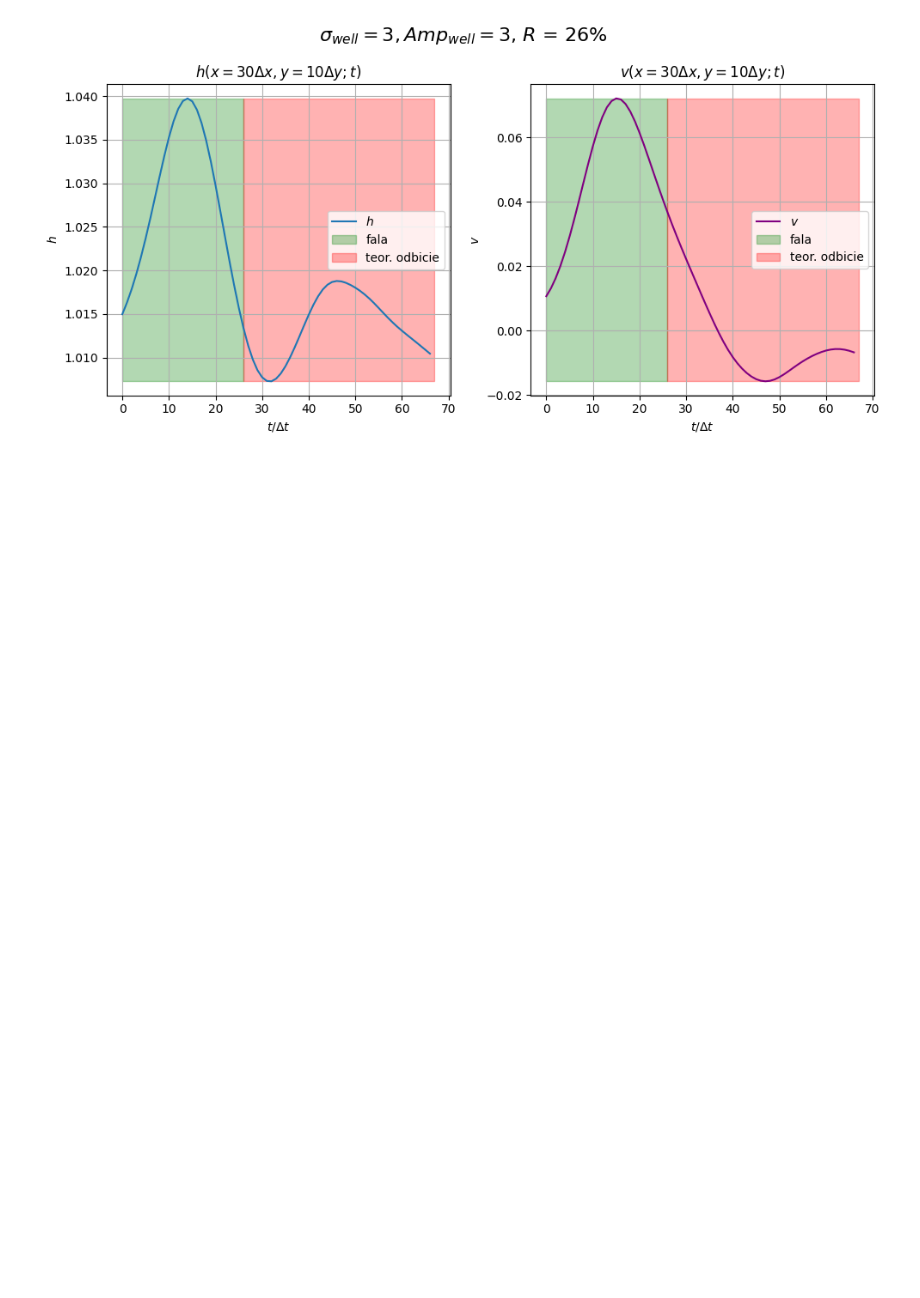
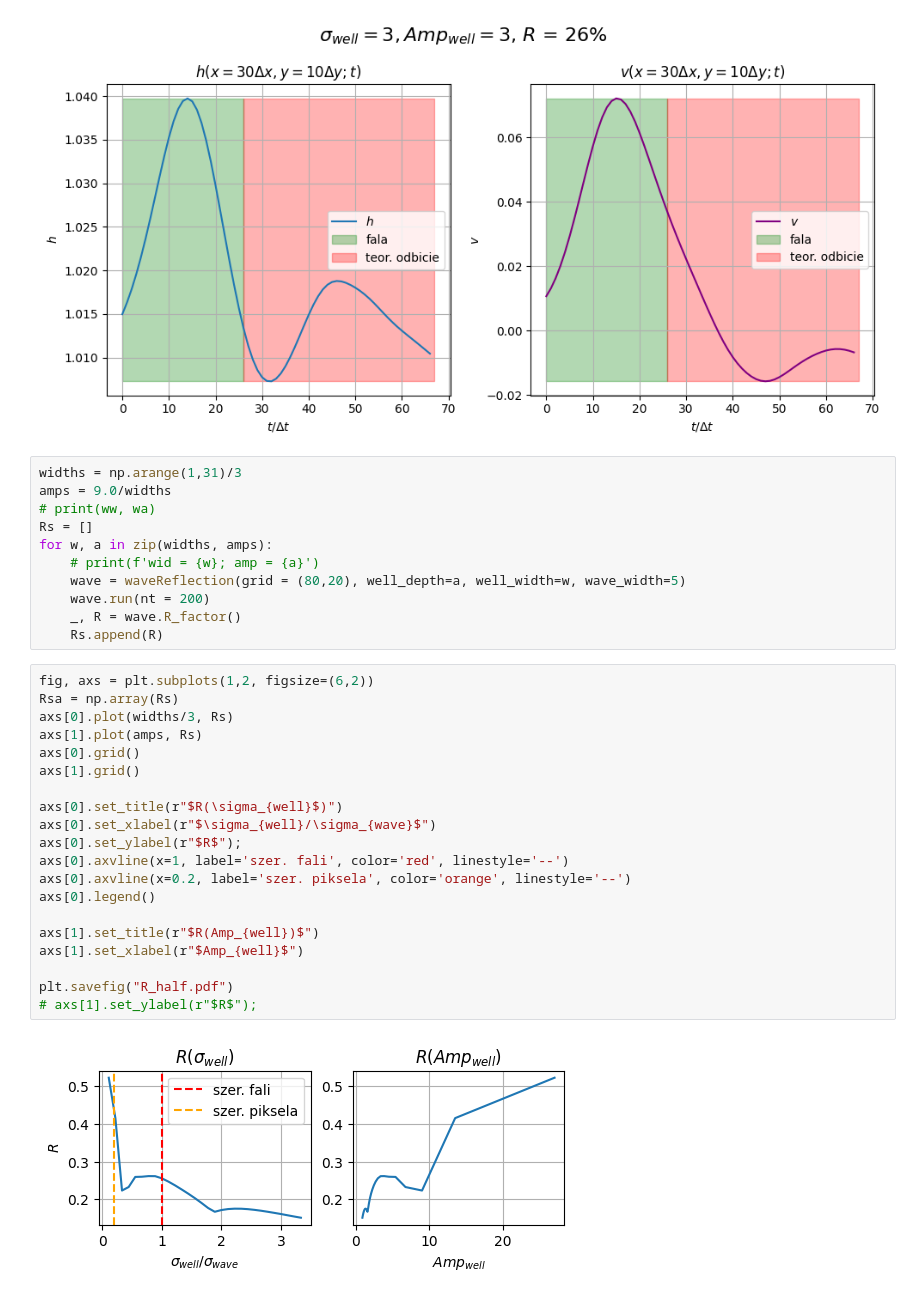
Before and after one commit to MUPAGH2025/2cekiera, a Jupyter notebook: project_shallow_water/mc_projekt.ipynb, the cells around one changed output. Cells and saved outputs as stored; diff of their text form; blank space fills up the shorter version.

```diff
--- a/project_shallow_water/mc_projekt.ipynb
+++ b/project_shallow_water/mc_projekt.ipynb
@@ -392,3 +364,36 @@ plot_output(wave, fname1 = 'shape_halfresolut.pdf', fname2 = 'wave_change_halfre
 # %% [output]
 <Figure size 1000x500 with 0 Axes>
 [figure]
+# %%
+widths = np.arange(1,31)/3
+amps = 9.0/widths
+# print(ww, wa)
+Rs = []
+for w, a in zip(widths, amps):
+    # print(f'wid = {w}; amp = {a}')
+    wave = waveReflection(grid = (80,20), well_depth=a, well_width=w, wave_width=5)
+    wave.run(nt = 200)
+    _, R = wave.R_factor()
+    Rs.append(R)
+# %%
+fig, axs = plt.subplots(1,2, figsize=(6,2))
+Rsa = np.array(Rs)
+axs[0].plot(widths/3, Rs)
+axs[1].plot(amps, Rs)
+axs[0].grid()
+axs[1].grid()
+
+axs[0].set_title(r"$R(\sigma_{well}$)")
+axs[0].set_xlabel(r"$\sigma_{well}/\sigma_{wave}$")
+axs[0].set_ylabel(r"$R$");
+axs[0].axvline(x=1, label='szer. fali', color='red', linestyle='--')
+axs[0].axvline(x=0.2, label='szer. piksela', color='orange', linestyle='--')
+axs[0].legend()
+
+axs[1].set_title(r"$R(Amp_{well})$")
+axs[1].set_xlabel(r"$Amp_{well}$")
+
+plt.savefig("R_half.pdf")
+# axs[1].set_ylabel(r"$R$");
+# %% [output]
+[figure, added]
```
Also changed, not shown: parts of 1 cell of this notebook, 2 other files.
